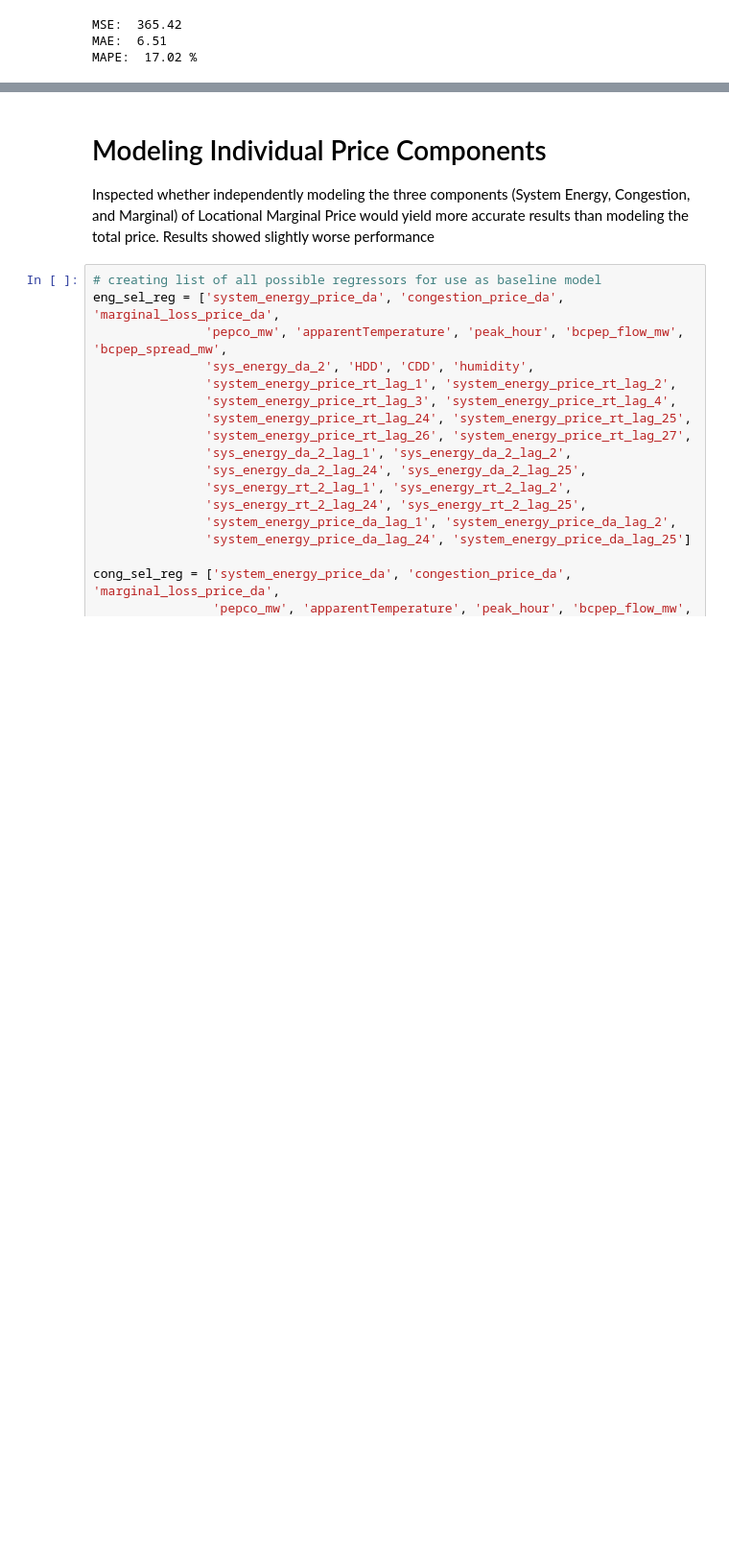
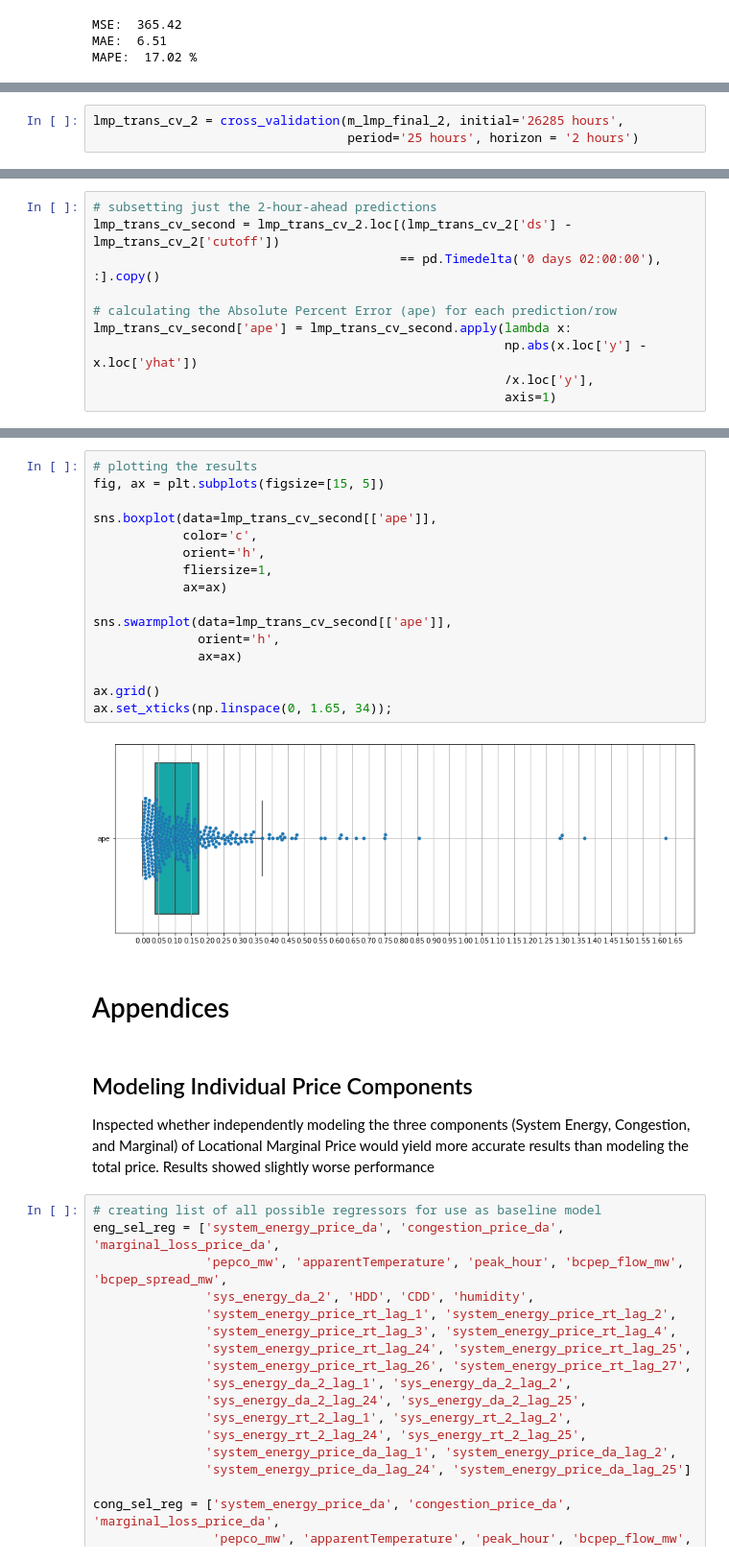
Before and after one commit to NathanVenos/Electricity_Price_Forecasting, a Jupyter notebook: 3_Modeling_RT_Pricing.ipynb, the cells around one changed output, grey strips where cells are left out. Shown at 96% size. Saved outputs shown, nothing was run; the diff lists cells and outputs as text; blank space fills up the shorter version.

```diff
--- a/3_Modeling_RT_Pricing.ipynb
+++ b/3_Modeling_RT_Pricing.ipynb
@@ -569,0 +607,3 @@ fig = plot_cross_validation_metric(lmp_trans_cv, metric='mape')
+# %%
+lmp_trans_cv_2 = cross_validation(m_lmp_final_2, initial='26285 hours',
+                                  period='25 hours', horizon = '2 hours')
@@ -569,0 +612,10 @@ fig = plot_cross_validation_metric(lmp_trans_cv, metric='mape')
+# %%
+# subsetting just the 2-hour-ahead predictions
+lmp_trans_cv_second = lmp_trans_cv_2.loc[(lmp_trans_cv_2['ds'] - lmp_trans_cv_2['cutoff'])
+                                         == pd.Timedelta('0 days 02:00:00'), :].copy()
+
+# calculating the Absolute Percent Error (ape) for each prediction/row
+lmp_trans_cv_second['ape'] = lmp_trans_cv_second.apply(lambda x:
+                                                       np.abs(x.loc['y'] - x.loc['yhat'])
+                                                       /x.loc['y'],
+                                                       axis=1)
@@ -570,5 +643,25 @@ fig = plot_cross_validation_metric(lmp_trans_cv, metric='mape')
+# %%
+# plotting the results
+fig, ax = plt.subplots(figsize=[15, 5])
+
+sns.boxplot(data=lmp_trans_cv_second[['ape']],
+            color='c',
+            orient='h',
+            fliersize=1,
+            ax=ax)
+
+sns.swarmplot(data=lmp_trans_cv_second[['ape']],
+              orient='h',
+              ax=ax)
+
+ax.grid()
+ax.set_xticks(np.linspace(0, 1.65, 34));
+# %% [output]
+[figure, added]
+# %% [markdown]
+# Appendices
 # %% [markdown]
-# Modeling Individual Price Components
+## Modeling Individual Price Components
 Inspected whether independently modeling the three components (System Energy, Congestion, and Marginal) of Locational Marginal Price would yield more accurate results than modeling the total price. Results showed slightly worse performance
 # %%
 # creating list of all possible regressors for use as baseline model
```
Also changed, not shown: parts of 13 cells of this notebook, 1 other file.
